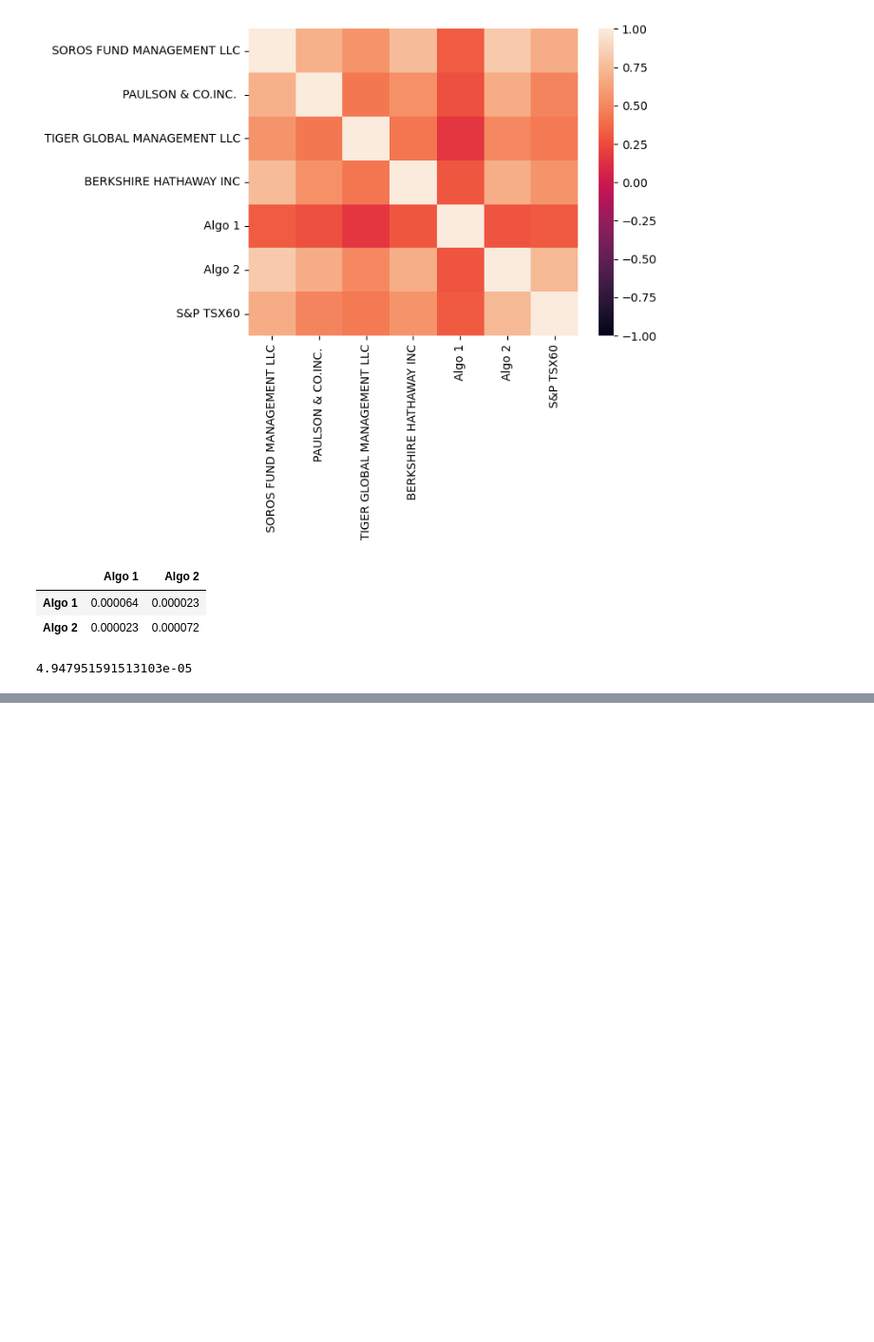
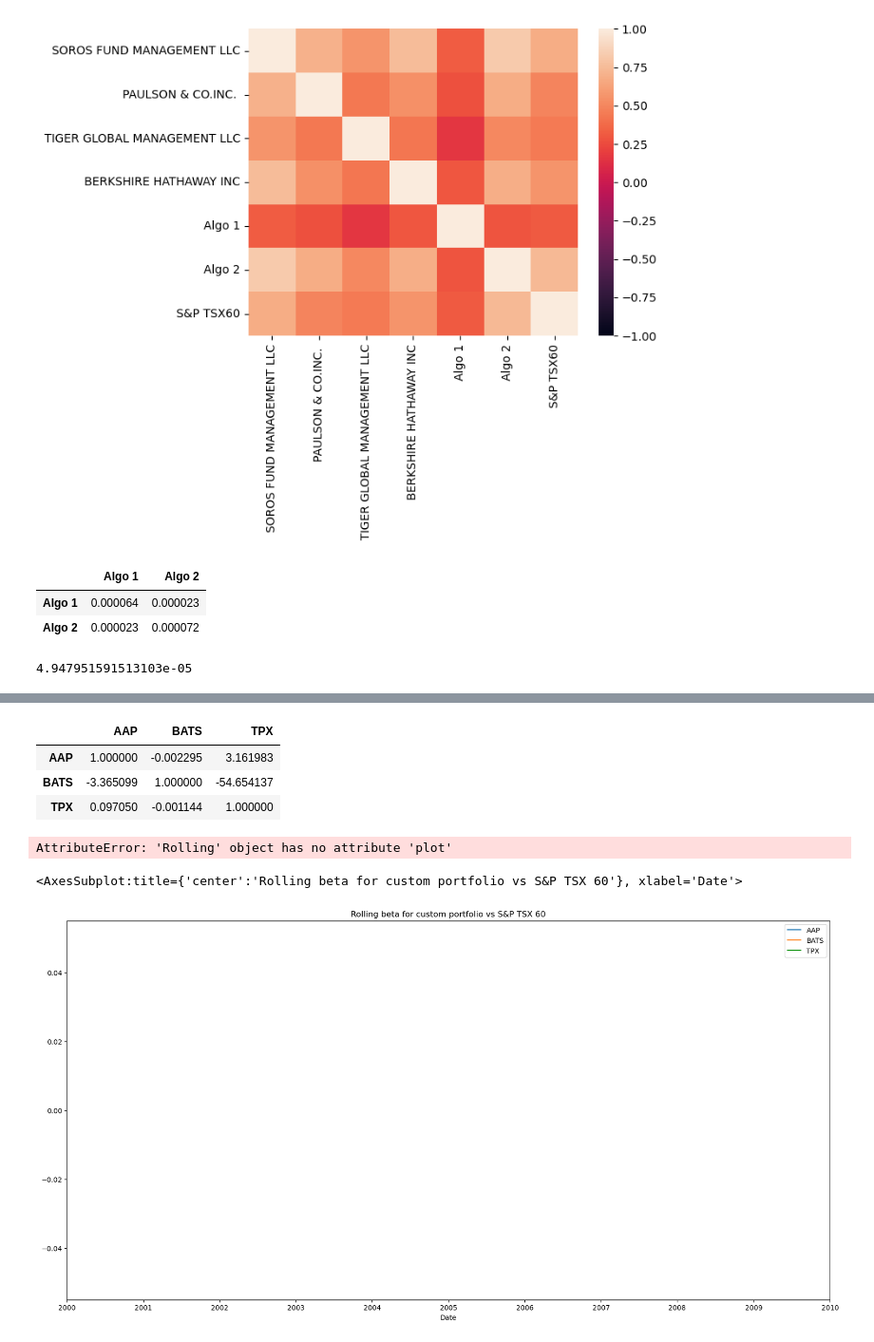
Before and after one commit to ycolagelo/Portfolio-Analysis, a Jupyter notebook: Data_analysis.ipynb, the cells around one changed output, grey strips where cells are left out. Shown at 95% size. Drawn from its saved outputs; the diff is of its cells as text; code cells hidden in the pictures; blank space fills up the shorter version.

```diff
--- a/Data_analysis.ipynb
+++ b/Data_analysis.ipynb
@@ -386,0 +669,22 @@ TSX60_convariance
+# %%
+combined_stock_beta = combined_stocks.cov() / combined_stocks.var()
+combined_stock_beta
+# %% [output]
+|  | AAP | BATS | TPX |
+| AAP | 1.000000 | -0.002295 | 3.161983 |
+| BATS | -3.365099 | 1.000000 | -54.654137 |
+| TPX | 0.097050 | -0.001144 | 1.000000 |
+# %%
+#beta
+#aap variance
+combined_stocks_beta = combined_stock_beta.rolling(window = 30)
+#ax= combined_stocks_beta.plot(figsize = (25,10), title = "Rolling 30-Day for custom and S&P TSX 60")
+#tsx_beta.plot(ax=ax)
+combined_stocks_beta.plot()
+# %% [output]
+AttributeError: 'Rolling' object has no attribute 'plot'
+# %%
+rolling_beta_comparison.plot(figsize=(20,10), title = "Rolling beta for custom portfolio vs S&P TSX 60")
+# %% [output]
+<AxesSubplot:title={'center':'Rolling beta for custom portfolio vs S&P TSX 60'}, xlabel='Date'>
+[figure, added]
```
Also changed, not shown: parts of 32 cells of this notebook.
